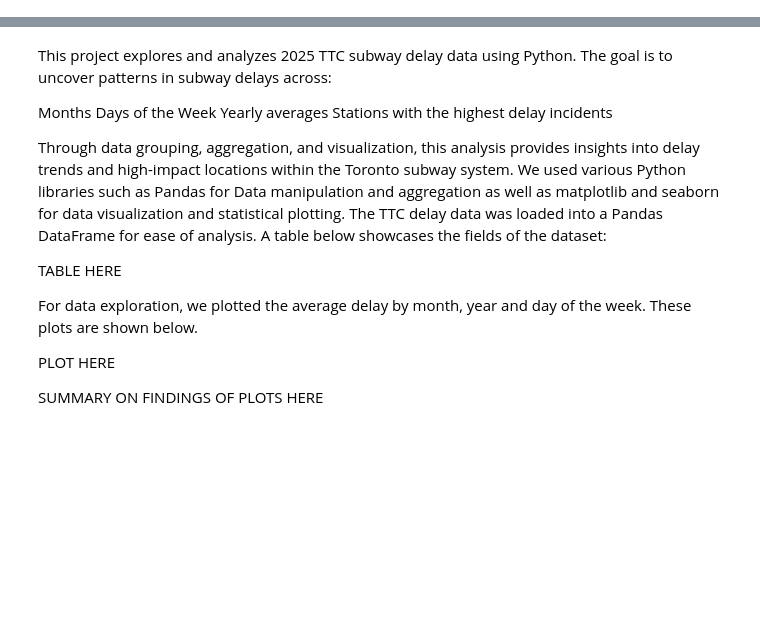
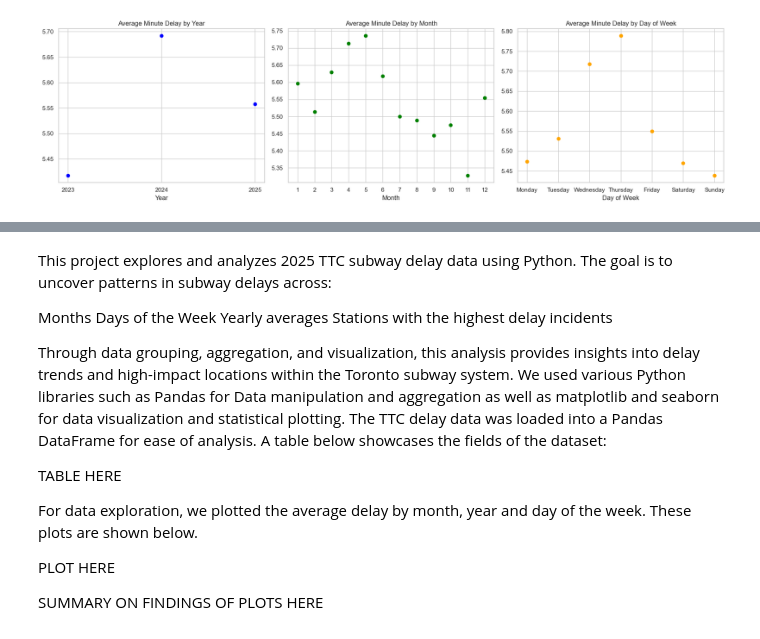
Before and after one commit to hwalia/C8ML7_subwaydelay, a Jupyter notebook: scripts/dataexploration_safa.ipynb, the cells around one changed output, grey strips where cells are left out. Saved outputs shown, nothing was run; the diff lists cells and outputs as text; code cells hidden in the pictures; blank space fills up the shorter version.

```diff
--- a/scripts/dataexploration_safa.ipynb
+++ b/scripts/dataexploration_safa.ipynb
@@ -127,3 +132,39 @@ plt.show()
+# %%
+#Combining all three plots of Avg. Minute Delay per Day of week, month, and year in one fig.
+
+#A list of the y values for the plots (delayed minutes grouped by respective feature)
+year_avg_groupby = df.groupby(df['year'])['delayed_minutes'].mean()
+monthly_avg_groupby = df.groupby(df['month'])['delayed_minutes'].mean()
+dayofweek_avg_groupby = df.groupby(df['day'])['delayed_minutes'].mean()
+
+#Plotting
+fig, axes = plt.subplots(1, 3, figsize=(18, 5))
+
+
+# Average Minute Delay by Year
+axes[0].scatter(df['year'].unique(), year_avg_groupby, color='blue')
+axes[0].set_xlabel("Year")
+axes[0].set_xticks([2023,2024,2025])
+axes[0].set_title("Average Minute Delay by Year")
+
+# Average Minute Delay by Month
+axes[1].scatter(df['month'].unique(), monthly_avg_groupby, color='green')
+axes[1].set_xlabel("Month")
+axes[1].set_xticks([1, 2, 3, 4, 5, 6, 7, 8, 9, 10, 11, 12])
+axes[1].set_title("Average Minute Delay by Month")
+
+# Average Minute Delay by Day of Week
+axes[2].scatter(df['day'].unique(),dayofweek_avg_groupby, color='orange')
+axes[2].set_xlabel("Day of Week")
+axes[2].set_title("Average Minute Delay by Day of Week")
+
+
+# Save before showing
+plt.tight_layout()
+plt.savefig("avg_minute_day_per_time.png", dpi=300, bbox_inches='tight')  # Save first
+plt.show()  # Then show
+# %% [output]
+[figure, added]
 # %%
 #This code aims to showcase the top5 stations with the highest tot+
 
```
Also changed, not shown: parts of 7 cells of this notebook, 3 other files.
